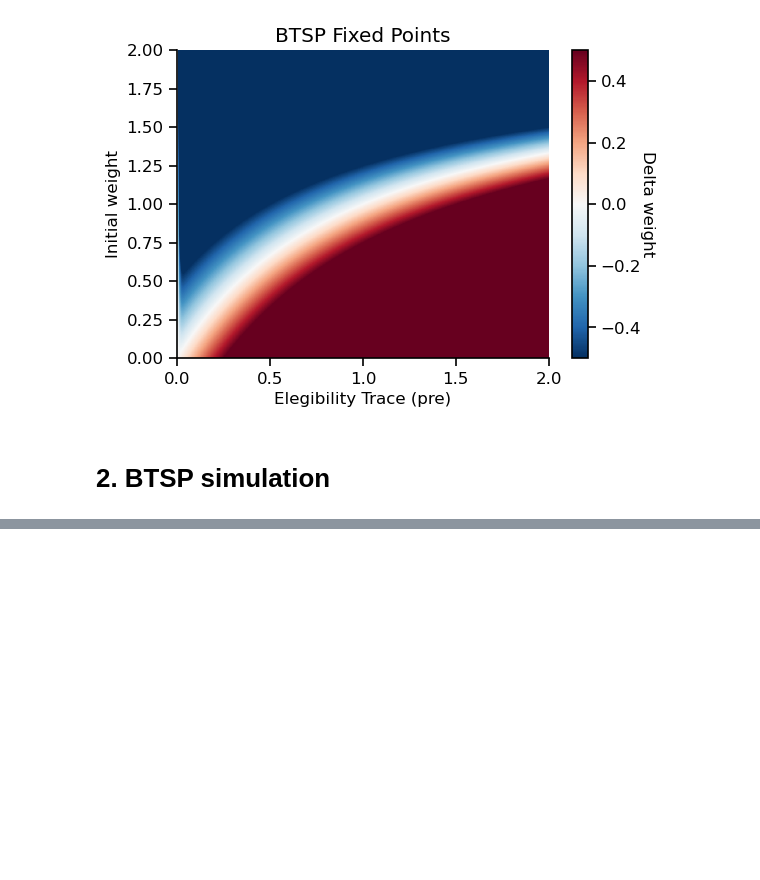
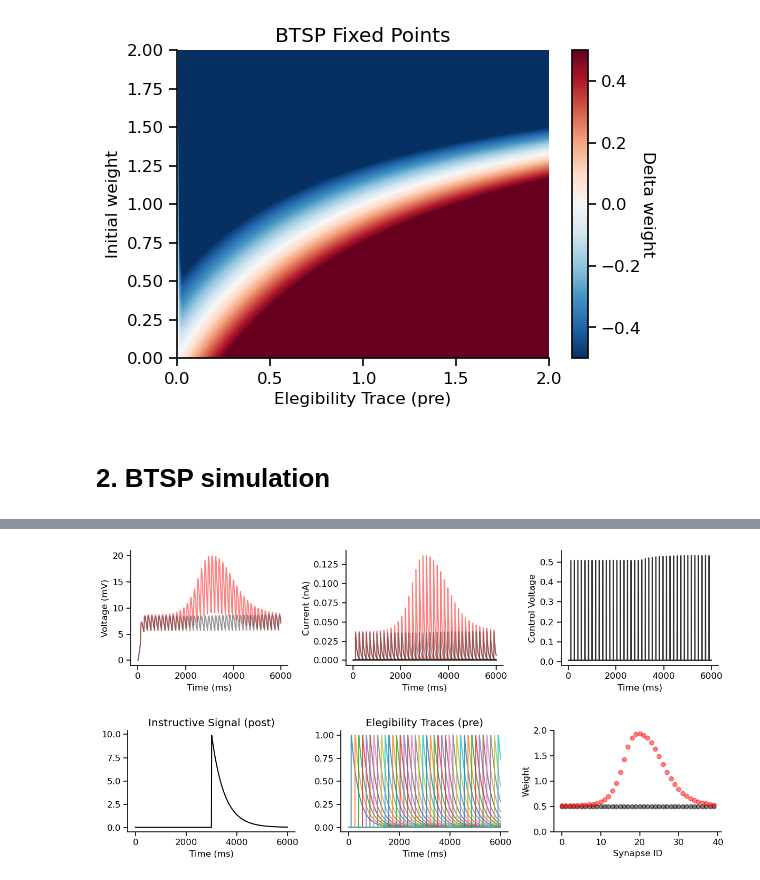
Before and after one commit to argalloni/Neuromorphic_simulations, a Jupyter notebook: Neuromorphic_BTSP.ipynb, the cells around one changed output, grey strips where cells are left out. Drawn from its saved outputs; the diff is of its cells as text; code cells hidden in the pictures; blank space fills up the shorter version.

Commit message:
added hardware emulation of BTSP synapses with volatile resistors for synapse_g, elegibilty traces + instructive signal

```diff
--- a/Neuromorphic_BTSP.ipynb
+++ b/Neuromorphic_BTSP.ipynb
@@ -292,3 +320,12 @@ Tau = 300 ms
+# %%
+class Synapse(Volatile_Resistor):
+    def __init__(self, dt):
+        self.ET = Volatile_Resistor(dt) # elegibility trace
+        self.channel = Volatile_Resistor(dt)
+
+    def time_step(self, num_timesteps=1):
+        self.ET.time_step(num_timesteps)
+        self.channel.time_step(num_timesteps)
 # %%
 # Run simulation of place cell with uniform equal weights
 
@@ -367,37 +447,54 @@ simulation_results2 = run_simulation(num_synapses, new_weights)
 # %%
 # Plot simulation results
 
-fig,ax = plt.subplots(2,2,figsize=(12,7))
+fig,ax = plt.subplots(1,3,figsize=(12,3))
 line_color = [0.2,0.2,0.2]
 titles = {'V': 'Voltage (mV)', 'I': 'Current (nA)', 'el_traces':'Elegibility Traces (pre)',
-         'IS': 'Instructive Signal (post)'}
+         'IS': 'Instructive Signal (post)', 'W': 'Weight', 'control_v': 'Control Voltage'}
 
-plot_nr = (0,0)
-ax[plot_nr].plot(time, simulation_results['IS'], c='k')
-ax[plot_nr].set_xlabel('Time (ms)')
-ax[plot_nr].set_ylabel(titles['IS'])
-
-plot_nr = (1,0)
-ax[plot_nr].plot(time, simulation_results['el_traces'])
-ax[plot_nr].set_xlabel('Time (ms)')
-ax[plot_nr].set_ylabel(titles['el_traces'])
-
-plot_nr = (0,1)
+plot_nr = (0)
 ax[plot_nr].plot(time, simulation_results2['V'], c='r', alpha=0.5)
 ax[plot_nr].set_xlabel('Time (ms)')
 ax[plot_nr].set_ylabel(titles['V'])
 ax[plot_nr].plot(time, simulation_results['V'], color=line_color, alpha=0.5)
 ax[plot_nr].set_xlabel('Time (ms)')
 ax[plot_nr].set_ylabel(titles['V'])
 
-plot_nr = (1,1)
+plot_nr = (1)
 ax[plot_nr].plot(time, simulation_results2['I'], c='r', alpha=0.5)
 ax[plot_nr].set_xlabel('Time (ms)')
 ax[plot_nr].set_ylabel(titles['I'])
 ax[plot_nr].plot(time, simulation_results['I'], color=line_color, alpha=0.5)
 ax[plot_nr].set_xlabel('Time (ms)')
 ax[plot_nr].set_ylabel(titles['I'])
 
+plot_nr = (2)
+ax[plot_nr].plot(time, simulation_results['control_v'], color=line_color)
+ax[plot_nr].set_xlabel('Time (ms)')
+ax[plot_nr].set_ylabel(titles['control_v'])
 plt.tight_layout()
-# plt.subplots_adjust(top=0.8)
+
+
+fig,ax = plt.subplots(1,3,figsize=(12,3))
+plot_nr = (0)
+ax[plot_nr].plot(time, simulation_results['IS'], c='k')
+ax[plot_nr].set_xlabel('Time (ms)')
+ax[plot_nr].set_title(titles['IS'])
+
+plot_nr = (1)
+ax[plot_nr].plot(time, simulation_results['el_traces'], alpha=0.8)
+ax[plot_nr].set_xlabel('Time (ms)')
+ax[plot_nr].set_title(titles['el_traces'])
+
+plot_nr = (2)
+ax[plot_nr].scatter(np.arange(num_synapses), weights, c='k', alpha=0.5)
+ax[plot_nr].scatter(np.arange(num_synapses), new_weights, c='r', alpha=0.5)
+ax[plot_nr].set_xlabel('Synapse ID')
+ax[plot_nr].set_ylabel(titles['W'])
+ax[plot_nr].set_ylim([0,2])
+
+plt.tight_layout()
 plt.show()
+# %% [output]
+[figure, added]
+[figure, added]
```
Also changed, not shown: parts of 12 cells of this notebook.
